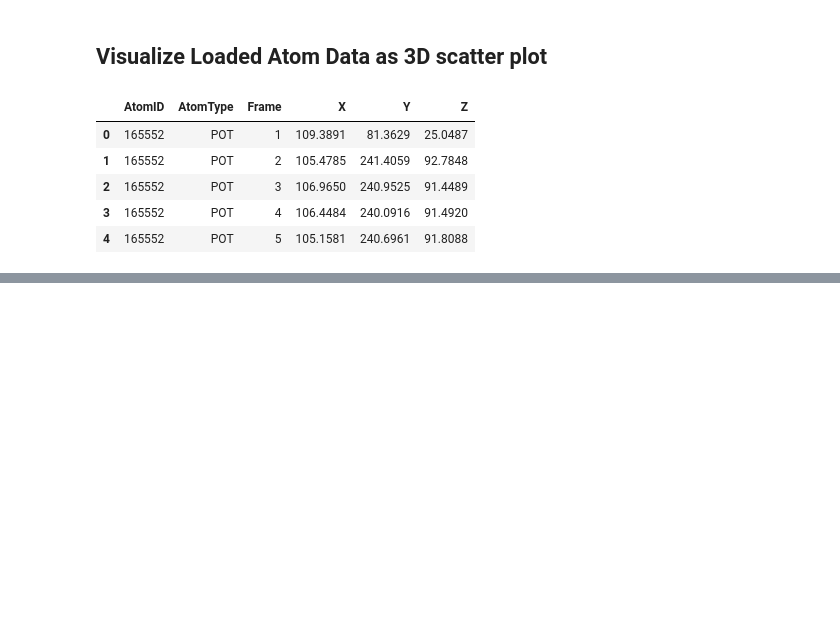
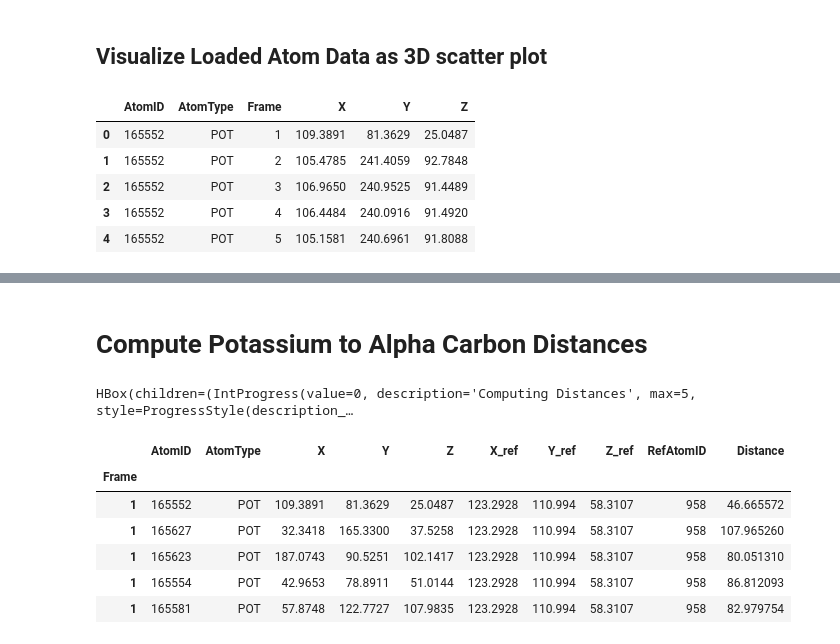
Before and after one commit to wesleymsmith/Piezo_Milestoning, a Jupyter notebook: Milestoning_Setup_Visualization.ipynb, the cells around one changed output, grey strips where cells are left out. Saved outputs shown, nothing was run; the diff lists cells and outputs as text; code cells hidden in the pictures; blank space fills up the shorter version.

Commit message:
Computed potassium to alpha carbon distances

```diff
--- a/Milestoning_Setup_Visualization.ipynb
+++ b/Milestoning_Setup_Visualization.ipynb
@@ -91,7 +91,7 @@ for potFile in tqdm.tqdm_notebook(potDataFiles,desc='Loading Potassium Data'):
     atomDataFrames.append(tempFrame.copy())
 
 for alphaFile in tqdm.tqdm_notebook(alphaDataFiles,'Loading Alpha Carbon Data'):
-    alphaID=potFile.split('.')[0].split('_')[-1].replace('resid','')
+    alphaID=alphaFile.split('.')[0].split('_')[-1].replace('resid','')
     alphaFilePath='/'.join([dataDir,alphaFile])
     tempFrame=pd.read_csv(alphaFilePath,delim_whitespace=True,skiprows=1,
                           names=['Frame','X','Y','Z','Unused1','Unused2','Unused3'])
@@ -154,3 +157,36 @@ fig=go.Figure(
 fig.show()
 # %% [output]
 [interactive output not drawn]
+# %% [markdown]
+# Compute Potassium to Alpha Carbon Distances
+# %%
+tempFrames=[]
+baseFrame=atomDataFrame.query('AtomType == "POT"').set_index('Frame')
+for groupName,groupData in \
+    tqdm.tqdm_notebook(atomDataFrame.query('AtomType == "CA"').groupby('AtomID'),
+                       desc='Computing Distances'):
+    tempFrame=baseFrame.join(groupData.set_index('Frame')[['X','Y','Z']],
+                             rsuffix='_ref',how='outer')
+    tempFrame['RefAtomID']=groupName
+    tempFrame['Distance']=tempFrame[['X','Y','Z','X_ref','Y_ref','Z_ref']].apply(
+        lambda x: np.sqrt(np.sum(
+            [(x[0]-x[3])**2,
+             (x[1]-x[4])**2,
+             (x[2]-x[5])**2])),
+        axis=1)
+    tempFrames.append(tempFrame.copy())
+
+diffData=pd.concat(tempFrames)
+tempFrames=[]
+del(tempFrames)
+gc.collect()
+diffData.head()
+# %% [output]
+HBox(children=(IntProgress(value=0, description='Computing Distances', max=5, style=ProgressStyle(description_…
+|  | AtomID | AtomType | X | Y | Z | X_ref | Y_ref | Z_ref | RefAtomID | Distance |
+| Frame |  |  |  |  |  |  |  |  |  |  |
+| 1 | 165552 | POT | 109.3891 | 81.3629 | 25.0487 | 123.2928 | 110.994 | 58.3107 | 958 | 46.665572 |
+| 1 | 165627 | POT | 32.3418 | 165.3300 | 37.5258 | 123.2928 | 110.994 | 58.3107 | 958 | 107.965260 |
+| 1 | 165623 | POT | 187.0743 | 90.5251 | 102.1417 | 123.2928 | 110.994 | 58.3107 | 958 | 80.051310 |
+| 1 | 165554 | POT | 42.9653 | 78.8911 | 51.0144 | 123.2928 | 110.994 | 58.3107 | 958 | 86.812093 |
+| 1 | 165581 | POT | 57.8748 | 122.7727 | 107.9835 | 123.2928 | 110.994 | 58.3107 | 958 | 82.979754 |
```
Also changed, not shown: parts of 7 cells of this notebook, 2 other files.
